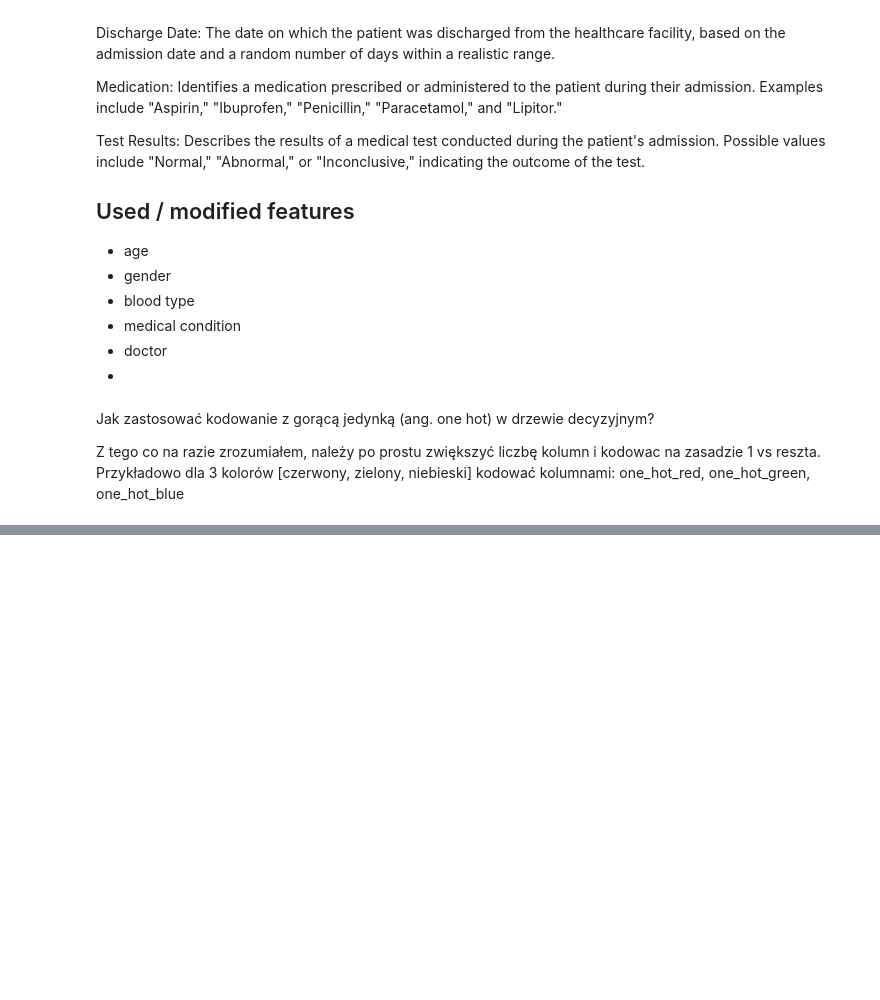
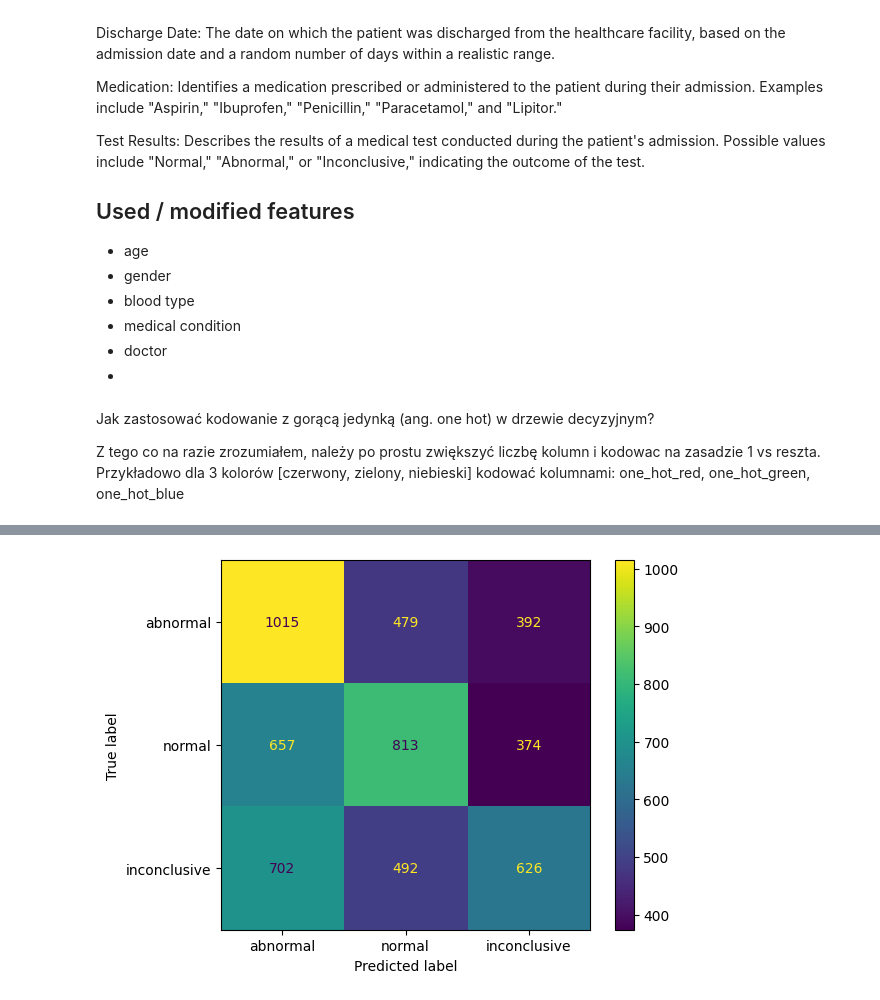
Before and after one commit to VisteK528/UMA, a Jupyter notebook: experiments/healthcare_tests.ipynb, the cells around one changed output, grey strips where cells are left out. Cells and saved outputs as stored; diff of their text form; code cells hidden in the pictures; blank space fills up the shorter version.

```diff
--- a/experiments/healthcare_tests.ipynb
+++ b/experiments/healthcare_tests.ipynb
@@ -91,0 +110,31 @@ Z tego co na razie zrozumiałem, należy po prostu zwiększyć liczbę kolumn i
+# %%
+#####################################################################################################
+importlib.reload(random_forest)
+X = np.loadtxt("../data_processed/healthcare/hot_one/X.csv", dtype=float, delimiter=",")
+y = np.loadtxt("../data_processed/healthcare/hot_one/y.csv", dtype=float, delimiter=",")
+
+
+x_train, x_test, y_train, y_test = train_test_split(X, y, test_size=0.1, random_state=123)
+accuracies = []
+time1 = time.time()
+
+for _ in range(1):
+    y_pred = []
+    rfc = random_forest.RandomForestClassifier(classifiers_number=50)
+    rfc.fit(x_train, y_train, tree_percentage=1.0)
+
+    samples = len(y_test)
+    correctly_predicted = 0
+    for sample, gt in zip(x_test, y_test):
+        prediction = rfc.predict(sample)
+        y_pred.append(np.argmax(prediction))
+        print(prediction, gt)
+        if np.argmax(prediction) == gt:
+            correctly_predicted += 1
+
+    y_pred = np.array(y_pred)
+
+    print(f"Accuracy: {(correctly_predicted / samples) * 100:.2f}%")
+    print(f"Elapsed time: {time.time()-time1:.2f} s")
+    accuracies.append((correctly_predicted / samples) * 100)
+print(f"Mean accuracy: {np.mean(accuracies):.2f}%")
@@ -91,0 +159,10 @@ Z tego co na razie zrozumiałem, należy po prostu zwiększyć liczbę kolumn i
+# %%
+from sklearn.metrics import confusion_matrix, ConfusionMatrixDisplay
+
+cm = confusion_matrix(y_test, y_pred, labels=[0, 1, 2])
+disp = ConfusionMatrixDisplay(confusion_matrix=cm,
+                              display_labels=["abnormal", "normal", "inconclusive"])
+disp.plot()
+plt.show()
+# %% [output]
+[figure, added]
```
Also changed, not shown: parts of 3 cells of this notebook, 2 other files.
